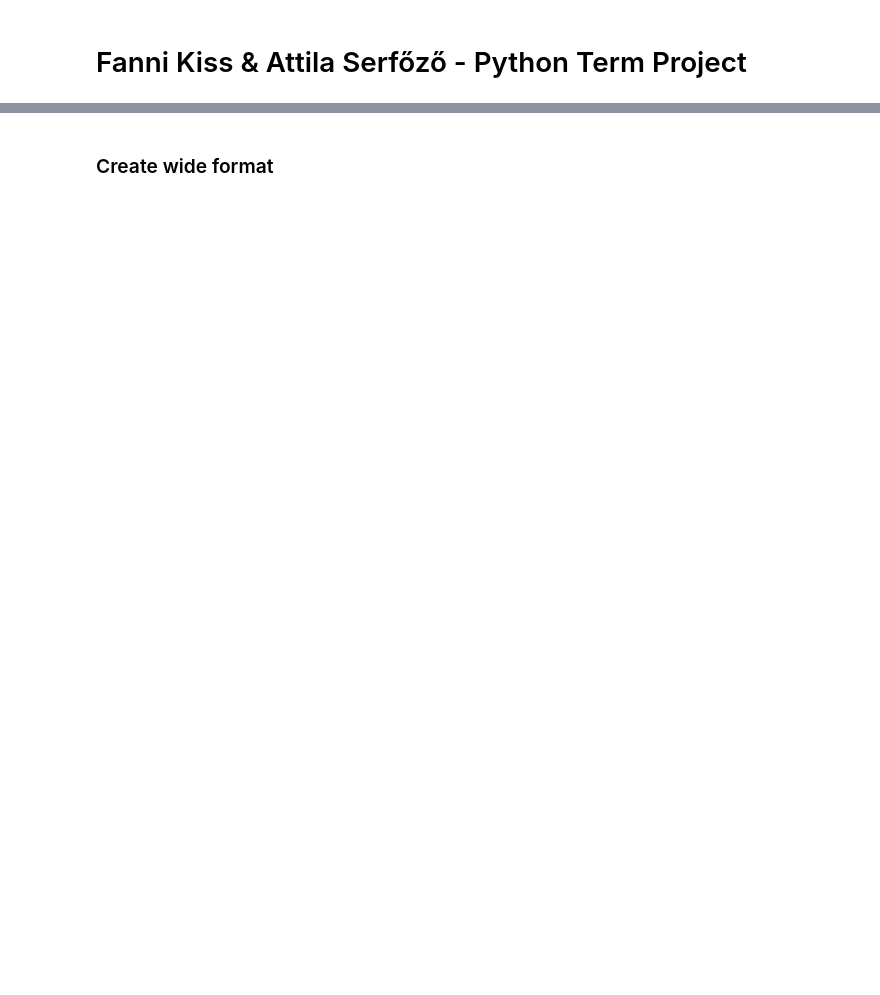
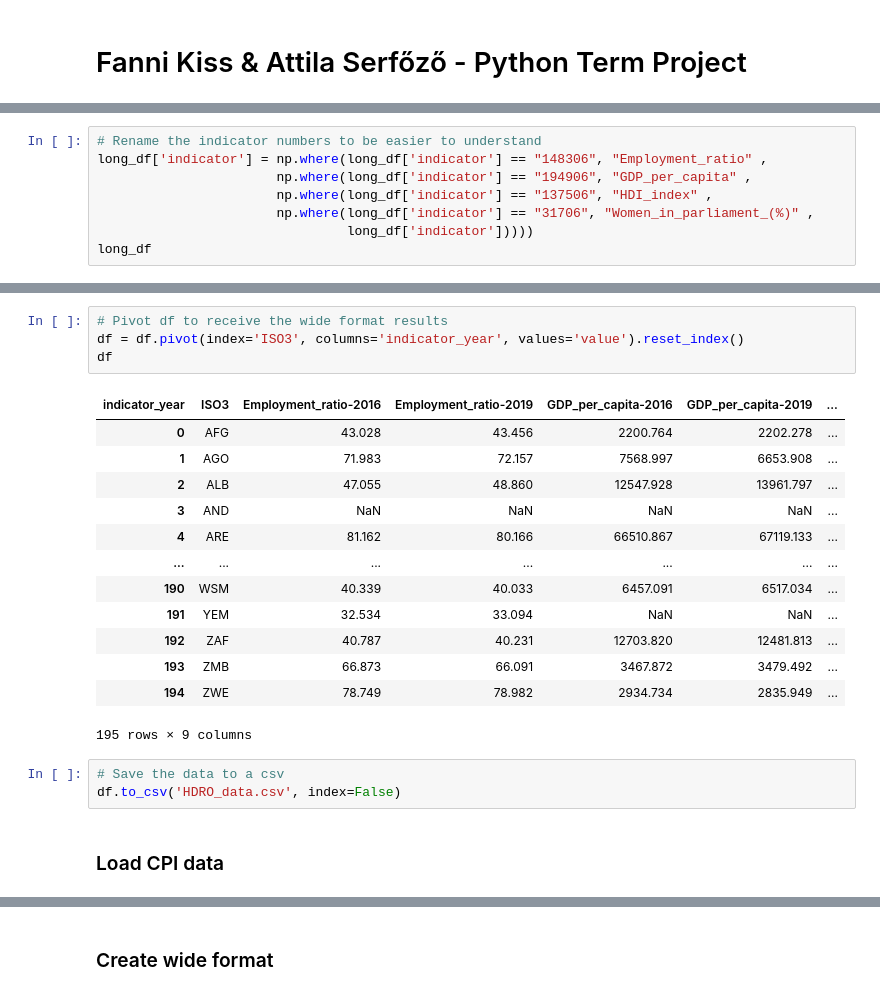
Before and after one commit to ASerfozo/CEU_Python, a Jupyter notebook: Term_Project.ipynb, the cells around one changed output, grey strips where cells are left out. Saved outputs shown, nothing was run; the diff lists cells and outputs as text; blank space fills up the shorter version.

```diff
--- a/Term_Project.ipynb
+++ b/Term_Project.ipynb
@@ -104,0 +119,8 @@ hdi_df
+# %%
+# Rename the indicator numbers to be easier to understand
+long_df['indicator'] = np.where(long_df['indicator'] == "148306", "Employment_ratio" ,
+                       np.where(long_df['indicator'] == "194906", "GDP_per_capita" ,
+                       np.where(long_df['indicator'] == "137506", "HDI_index" ,
+                       np.where(long_df['indicator'] == "31706", "Women_in_parliament_(%)" ,
+                                long_df['indicator']))))
+long_df
@@ -104,0 +162,23 @@ hdi_df
+# %%
+# Pivot df to receive the wide format results
+df = df.pivot(index='ISO3', columns='indicator_year', values='value').reset_index()
+df
+# %% [output]
+| indicator_year | ISO3 | Employment_ratio-2016 | Employment_ratio-2019 | GDP_per_capita-2016 | GDP_per_capita-2019 | ... |
+| 0 | AFG | 43.028 | 43.456 | 2200.764 | 2202.278 | ... |
+| 1 | AGO | 71.983 | 72.157 | 7568.997 | 6653.908 | ... |
+| 2 | ALB | 47.055 | 48.860 | 12547.928 | 13961.797 | ... |
+| 3 | AND | NaN | NaN | NaN | NaN | ... |
+| 4 | ARE | 81.162 | 80.166 | 66510.867 | 67119.133 | ... |
+| ... | ... | ... | ... | ... | ... | ... |
+| 190 | WSM | 40.339 | 40.033 | 6457.091 | 6517.034 | ... |
+| 191 | YEM | 32.534 | 33.094 | NaN | NaN | ... |
+| 192 | ZAF | 40.787 | 40.231 | 12703.820 | 12481.813 | ... |
+| 193 | ZMB | 66.873 | 66.091 | 3467.872 | 3479.492 | ... |
+| 194 | ZWE | 78.749 | 78.982 | 2934.734 | 2835.949 | ... |
+195 rows × 9 columns
+# %%
+# Save the data to a csv
+df.to_csv('HDRO_data.csv', index=False)
+# %% [markdown]
+### Load CPI data
```
Also changed, not shown: parts of 29 cells of this notebook.
